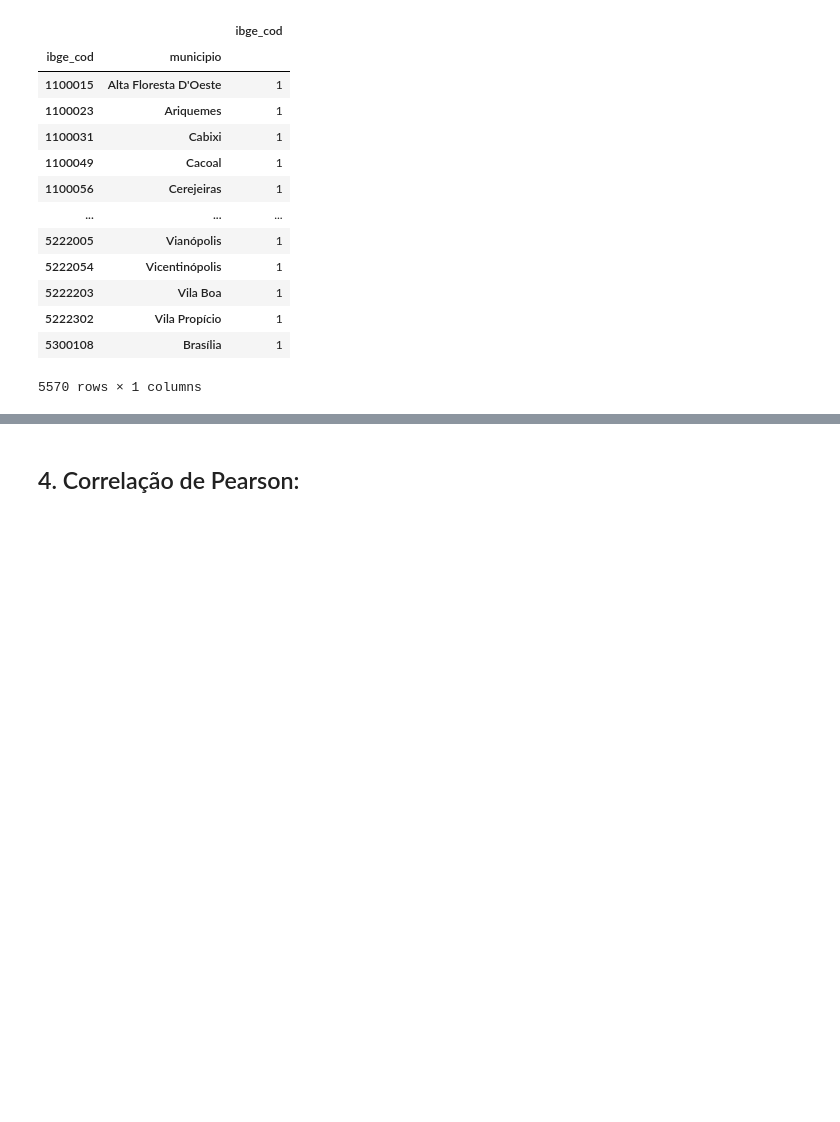
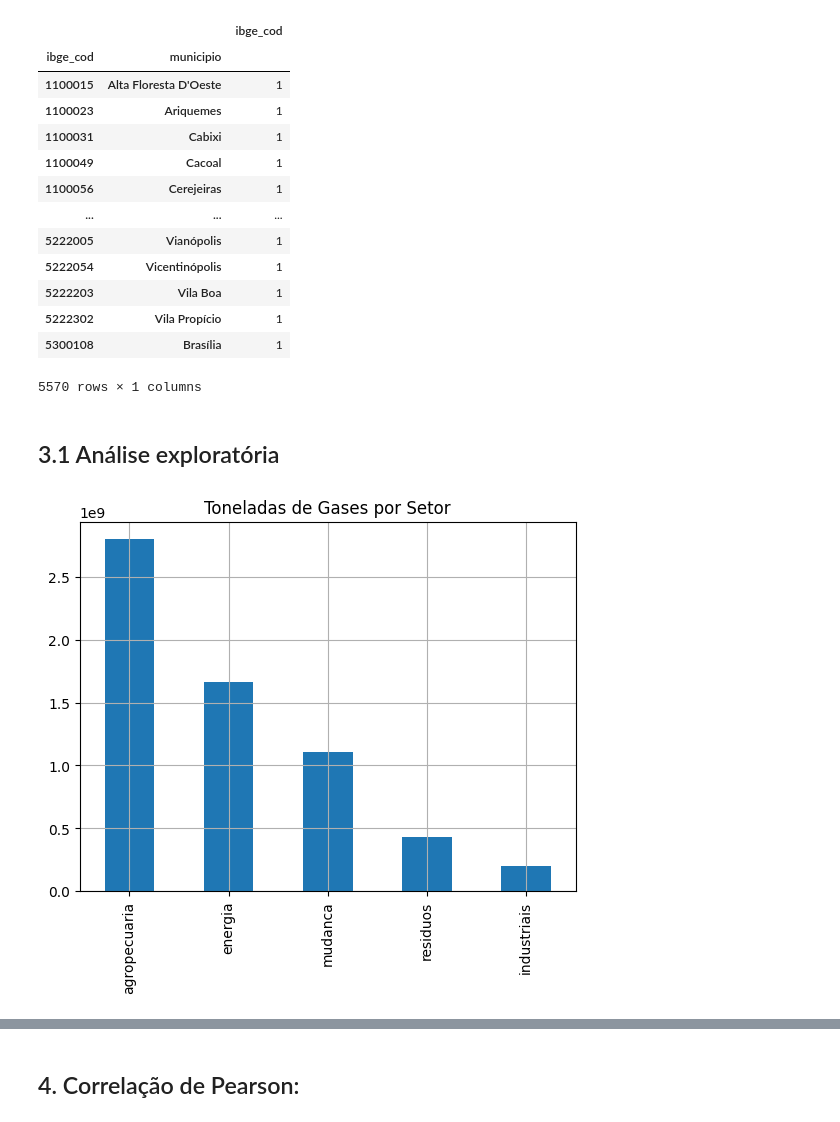
Before and after one commit to iandvecchia/adm01007, a Jupyter notebook: main.ipynb, the cells around one changed output, grey strips where cells are left out. Saved outputs shown, nothing was run; the diff lists cells and outputs as text; code cells hidden in the pictures; blank space fills up the shorter version.

```diff
--- a/main.ipynb
+++ b/main.ipynb
@@ -31,3 +26,5 @@ df = pd.read_excel('/content/drive/MyDrive/intro_data_science/data_10.xlsx')
+# %%
+df = pd.read_excel('https://raw.githubusercontent.com/iandvecchia/adm01007/data/data_seeg.xlsx')
 # %% [markdown]
 ## 3. Apresentação da Base de Dados:
 # %%
@@ -88,6 +78,17 @@ df.groupby(['ibge_cod', 'municipio'])[['ibge_cod']].count()
 | 5222302 | Vila Propício | 1 |
 | 5300108 | Brasília | 1 |
 5570 rows × 1 columns
+# %% [markdown]
+## 3.1 Análise exploratória
+# %%
+quantidade_por_setor= df[['agropecuaria', 'energia', 'mudanca', 'residuos', 'industriais']].sum()
+ax = quantidade_por_setor.plot(
+    kind= 'bar',
+    grid=True,
+    title='Toneladas de Gases por Setor'
+)
+# %% [output]
+[figure, added]
 # %%
 quantidade_por_estado = pd.DataFrame(
     df.groupby(
```
Also changed, not shown: parts of 76 cells of this notebook.
